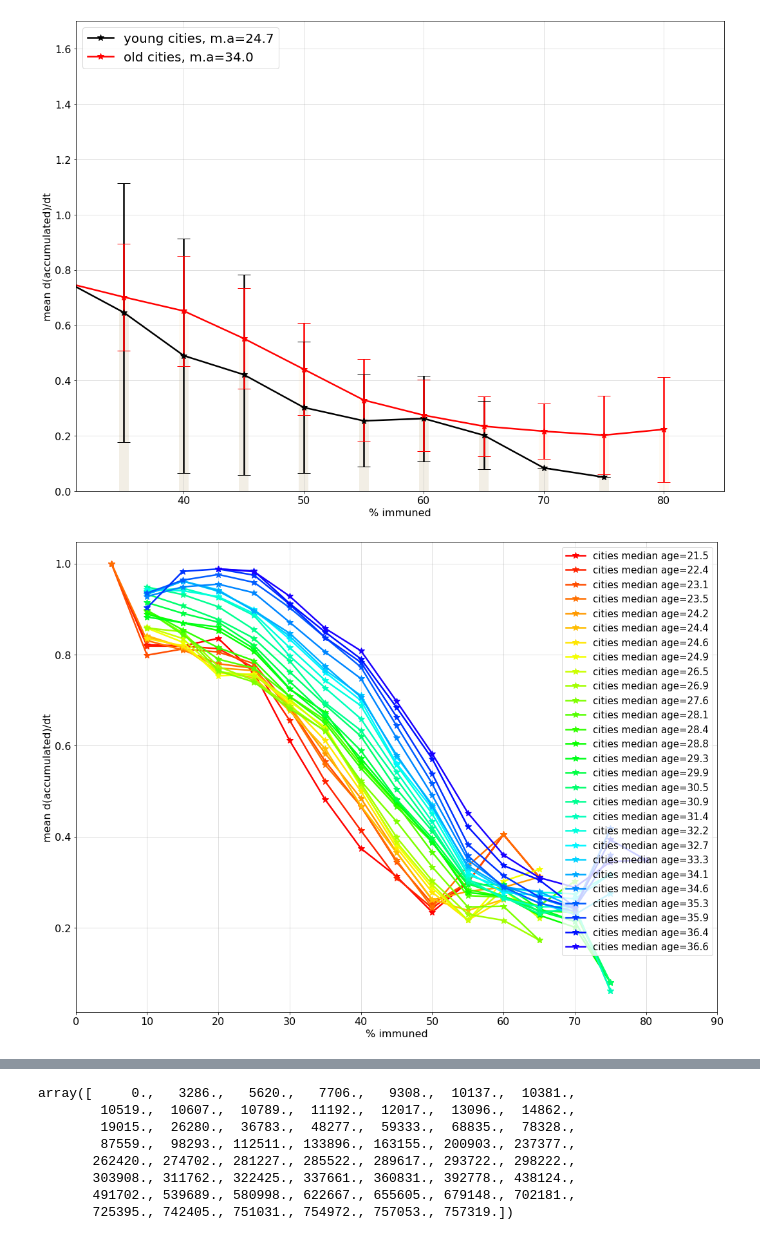
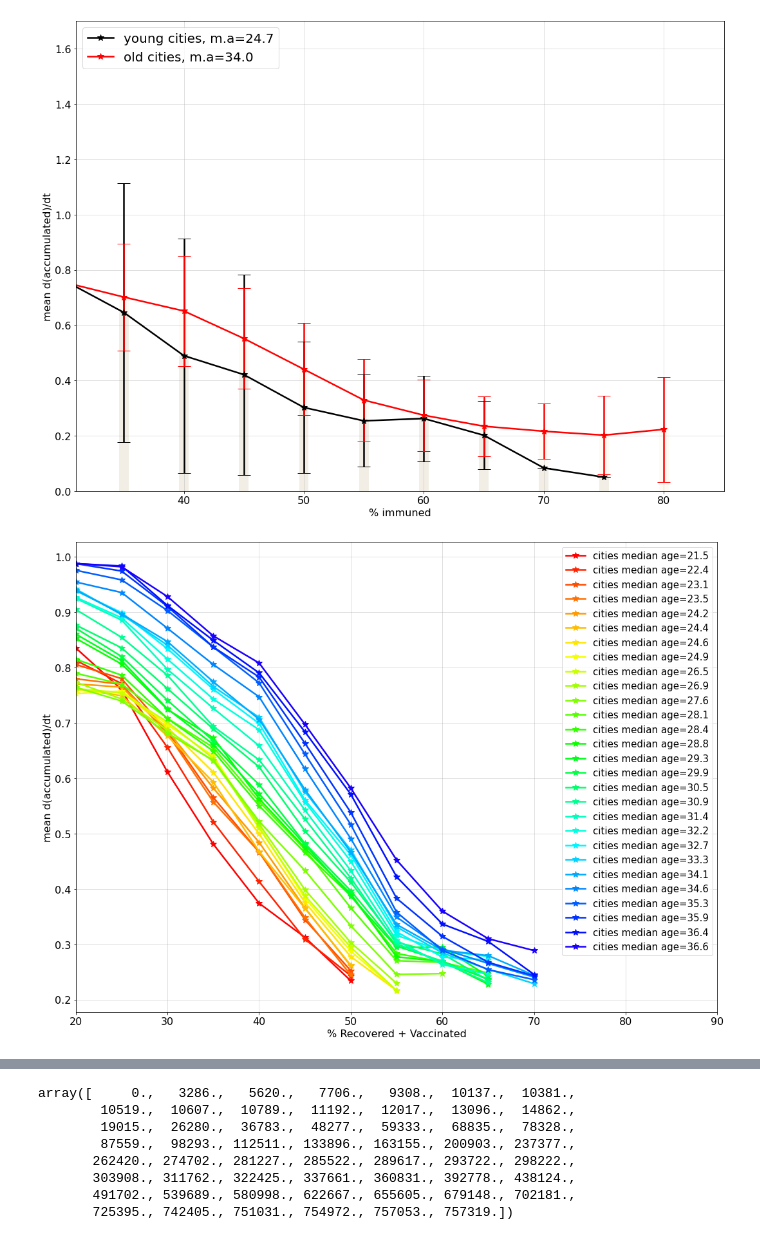
Before and after one commit to CoronaPolicy/prediction_model, a Jupyter notebook: israel_data/analyze_vacc_data_per_city.ipynb, the cells around one changed output, grey strips where cells are left out. Saved outputs shown, nothing was run; the diff lists cells and outputs as text; code cells hidden in the pictures.

```diff
--- a/israel_data/analyze_vacc_data_per_city.ipynb
+++ b/israel_data/analyze_vacc_data_per_city.ipynb
@@ -626,36 +619,36 @@ for i_color, i_c in enumerate(np.arange(buffer, geo_stats_40_ordered['town'].uni
                     per_immu_cities[(index+1) * 5].append(a)
 #     print(f"{i_color}: {cities}, n population:{population_temp}")
     median_age_cities = np.sum(median_age_cities)/total_population_cities
     mean_acc_diff = [np.mean(l) for l in per_immu_cities.values() if len(l)> 8]
     std_acc_diff = [np.std(l) for l in per_immu_cities.values() if len(l)> 8]
     per_for_plot = [p for p, v in per_immu_cities.items() if len(v)>8]
     plt.plot(per_for_plot, mean_acc_diff, marker='*', color=colors[i_color], label=f'cities median age={np.round(median_age_cities, 1).astype(float)}')
 
 
 # per_immu_cities = {k: [] for k in np.arange(5, 105,5)}
 # diff_accu = moving_average(np.diff(city_data['accumulated_cases_country']), 4)
 # diff_accu = diff_accu/(np.max(diff_accu)+1e-5)
 # mean_per_immu =  moving_average(city_data['percentage_accumulated_immuned_country'], 4)[:-1]
 # if diff_accu.max()<100:
 #     for a, p in zip(diff_accu, mean_per_immu):
 #         index = int(p//5)
 #         per_immu_cities[(index+1) * 5].append(a)
 #     print(f"{i_color}: {cities}, n population:{population_temp}")
 # mean_acc_diff = [np.mean(l) for l in per_immu_cities.values()]
 # std_acc_diff = [np.std(l) for l in per_immu_cities.values()]
 # per_for_plot = [p for p, v in per_immu_cities.items()]
 # median_age_israel = np.median(geo_stats_40[geo_stats_40.weeks_from == 43].median_age.dropna())
 # plt.plot(per_for_plot, mean_acc_diff, marker='o', color='k', label=f'Israel median age={np.round(median_age_israel, 1).astype(float)}')
 
 
 plt.grid()
 plt.legend(fontsize=15)
-plt.xlim([0, 90])
-plt.xlabel("% immuned")
+plt.xlim([20, 90])
+plt.xlabel("% Recovered + Vaccinated")
 plt.ylabel("mean d(accumulated)/dt")
 plt.savefig("mean_derivative_of_accumulated_cases_per_median_age.png",  dpi=300, facecolor='white')
 # %% [output]
-[figure, old version]
+[figure, new version]
 # %%
 plt.rcParams["figure.figsize"] = (15, 11)
 
```
Also changed, not shown: parts of 10 cells of this notebook, 4 other files.
